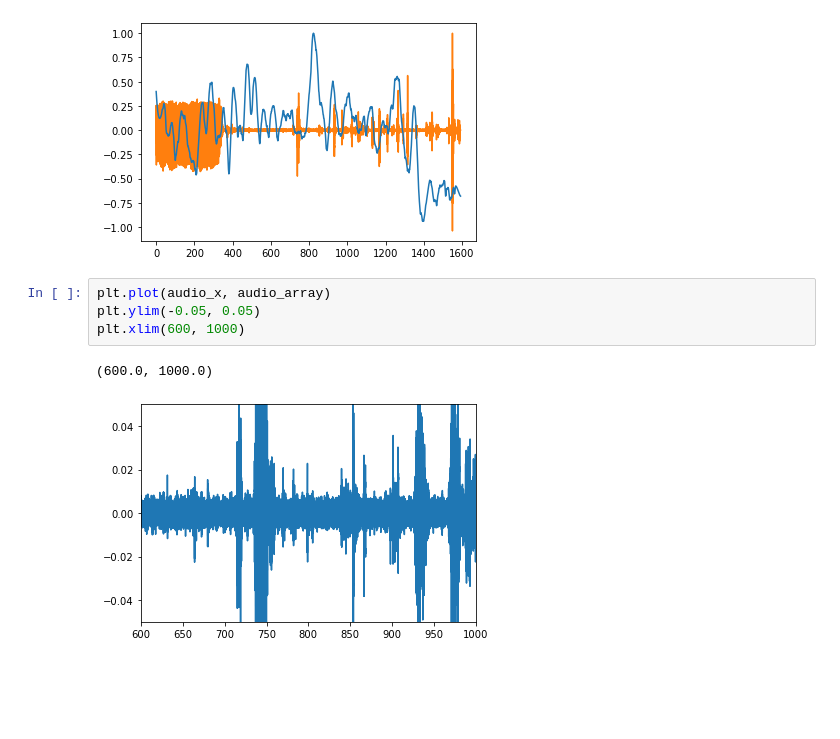
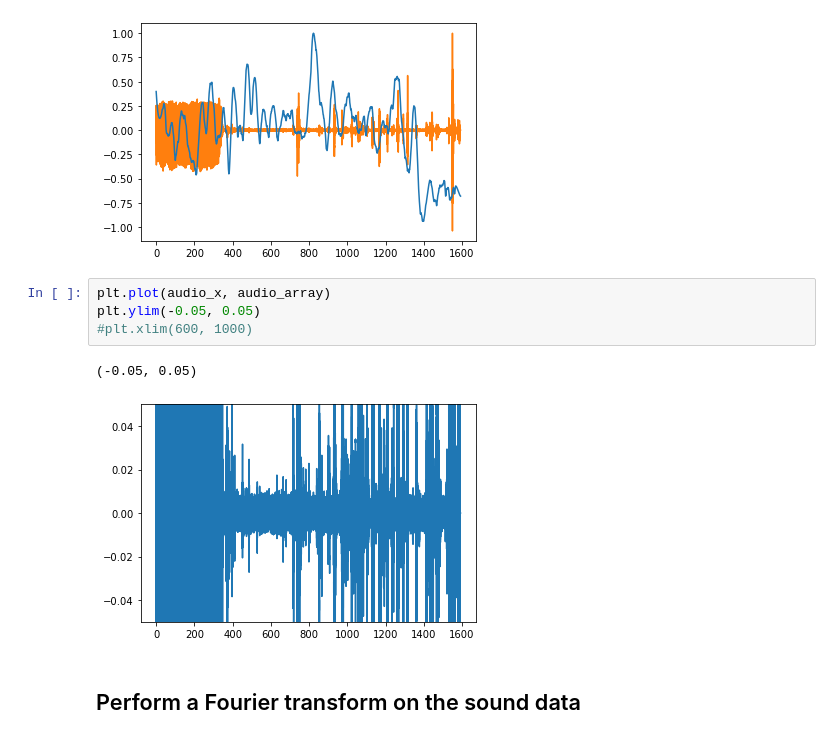
Before and after one commit to rileytroyer/pa-citizen-science, a Jupyter notebook: ludes-pa-sound.ipynb, the cells around one changed output. Saved outputs shown, nothing was run; the diff lists cells and outputs as text; blank space fills up the shorter version.

```diff
--- a/ludes-pa-sound.ipynb
+++ b/ludes-pa-sound.ipynb
@@ -212,7 +213,9 @@ plt.plot(video_x, avg_intensity_smoothed, color='C0')
 # %%
 plt.plot(audio_x, audio_array)
 plt.ylim(-0.05, 0.05)
-plt.xlim(600, 1000)
+#plt.xlim(600, 1000)
 # %% [output]
-(600.0, 1000.0)
+(-0.05, 0.05)
-[figure, old version]
+[figure, new version]
+# %% [markdown]
+## Perform a Fourier transform on the sound data
```
Also changed, not shown: parts of 3 cells of this notebook.
